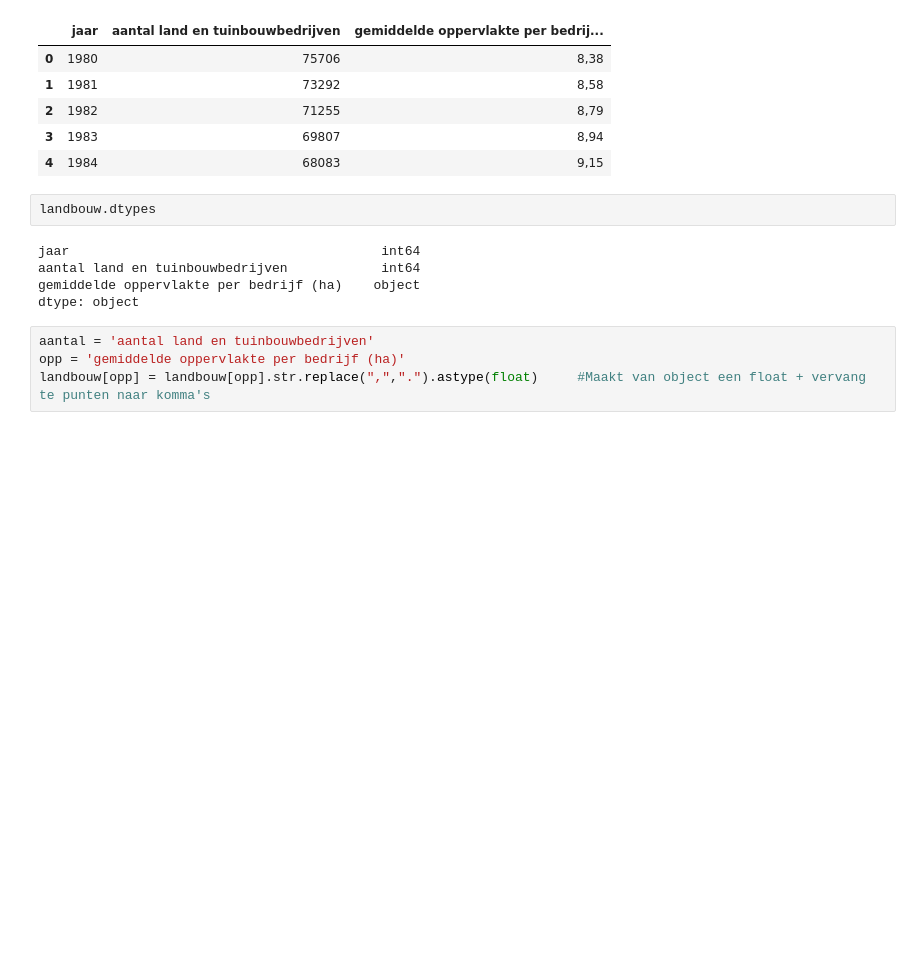
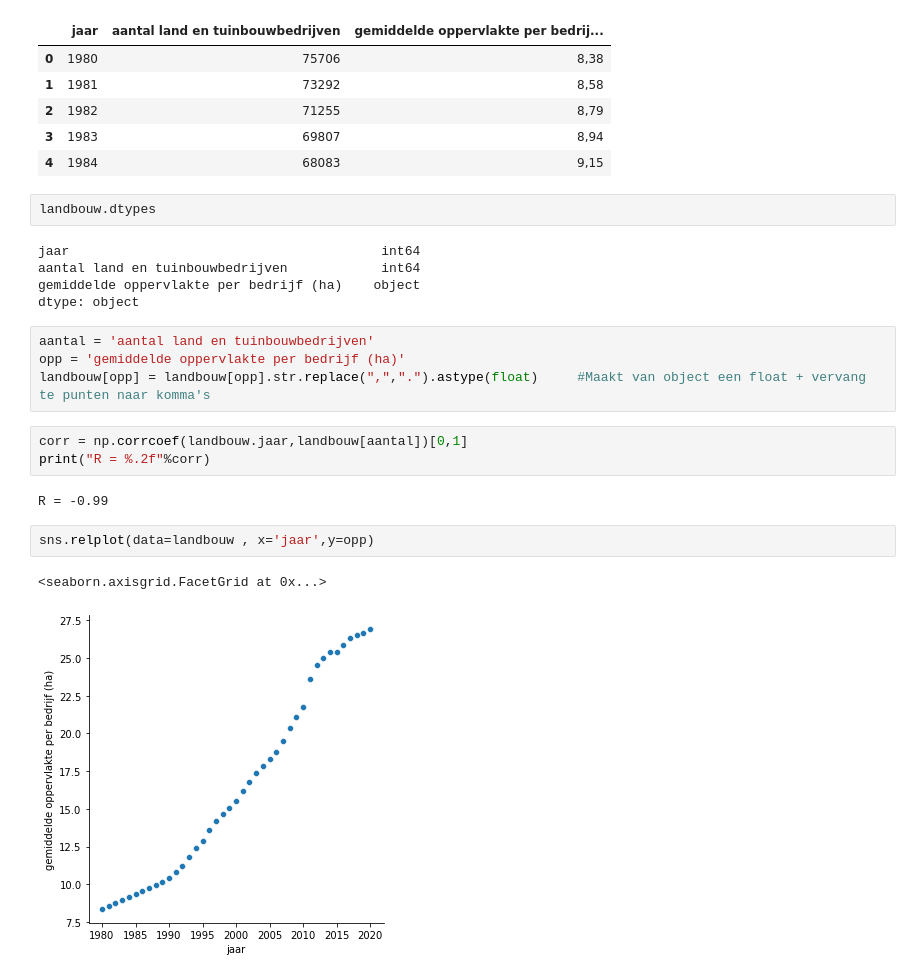
Before and after one commit to arnauddormaels/Data-Science-and-AI, a Jupyter notebook: Solution Labs/Cheat-sheet.ipynb, the cells around one changed output. Cells and saved outputs as stored; diff of their text form; blank space fills up the shorter version.

```diff
--- a/Solution Labs/Cheat-sheet.ipynb
+++ b/Solution Labs/Cheat-sheet.ipynb
@@ -1492,3 +1510,13 @@ dtype: object
 aantal = 'aantal land en tuinbouwbedrijven'
 opp = 'gemiddelde oppervlakte per bedrijf (ha)'
 landbouw[opp] = landbouw[opp].str.replace(",",".").astype(float)     #Maakt van object een float + vervang te punten naar komma's
+# %%
+corr = np.corrcoef(landbouw.jaar,landbouw[aantal])[0,1]
+print("R = %.2f"%corr)
+# %% [output]
+R = -0.99
+# %%
+sns.relplot(data=landbouw , x='jaar',y=opp)
+# %% [output]
+<seaborn.axisgrid.FacetGrid at 0x...>
+[figure, added]
```
Also changed, not shown: parts of 18 cells of this notebook.
